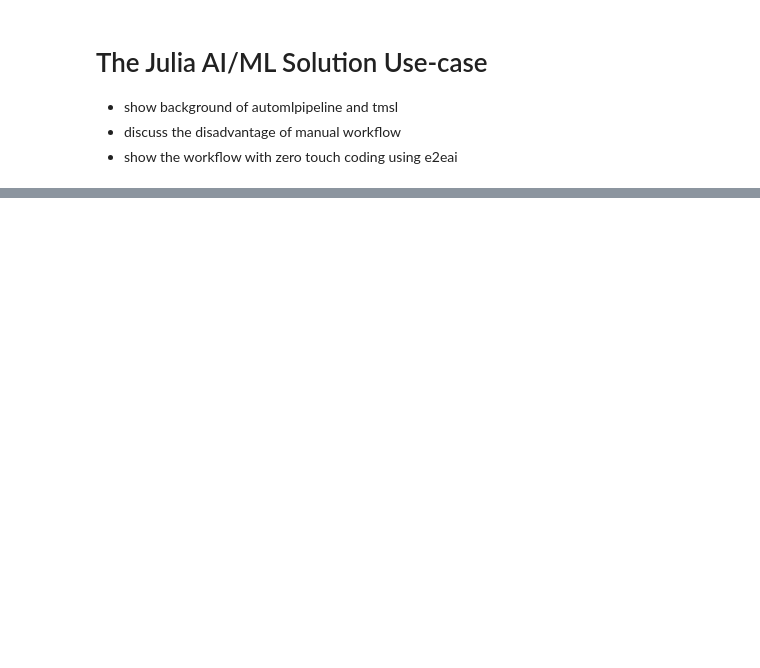
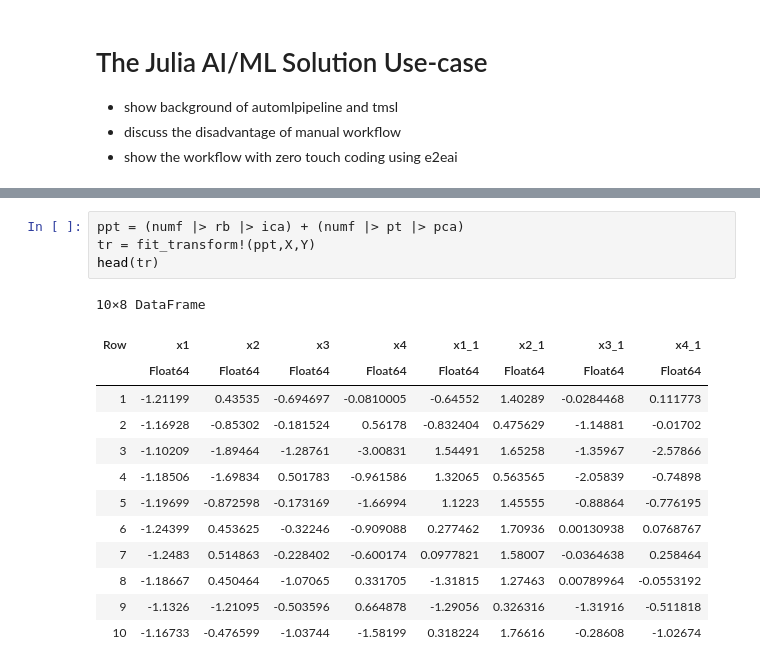
Before and after one commit to IBM/AutoMLPipeline.jl, a Jupyter notebook: examples/juliacon2024/e2eai.ipynb, the cells around one changed output, grey strips where cells are left out. Saved outputs shown, nothing was run; the diff lists cells and outputs as text; blank space fills up the shorter version.

```diff
--- a/examples/juliacon2024/e2eai.ipynb
+++ b/examples/juliacon2024/e2eai.ipynb
@@ -51,0 +118,18 @@ using TSML;
+# %%
+ppt = (numf |> rb |> ica) + (numf |> pt |> pca)
+tr = fit_transform!(ppt,X,Y)
+head(tr)
+# %% [output]
+10×8 DataFrame
+| Row | x1 | x2 | x3 | x4 | x1_1 | x2_1 | x3_1 | x4_1 |
+|  | Float64 | Float64 | Float64 | Float64 | Float64 | Float64 | Float64 | Float64 |
+| 1 | -1.21199 | 0.43535 | -0.694697 | -0.0810005 | -0.64552 | 1.40289 | -0.0284468 | 0.111773 |
+| 2 | -1.16928 | -0.85302 | -0.181524 | 0.56178 | -0.832404 | 0.475629 | -1.14881 | -0.01702 |
+| 3 | -1.10209 | -1.89464 | -1.28761 | -3.00831 | 1.54491 | 1.65258 | -1.35967 | -2.57866 |
+| 4 | -1.18506 | -1.69834 | 0.501783 | -0.961586 | 1.32065 | 0.563565 | -2.05839 | -0.74898 |
+| 5 | -1.19699 | -0.872598 | -0.173169 | -1.66994 | 1.1223 | 1.45555 | -0.88864 | -0.776195 |
+| 6 | -1.24399 | 0.453625 | -0.32246 | -0.909088 | 0.277462 | 1.70936 | 0.00130938 | 0.0768767 |
+| 7 | -1.2483 | 0.514863 | -0.228402 | -0.600174 | 0.0977821 | 1.58007 | -0.0364638 | 0.258464 |
+| 8 | -1.18667 | 0.450464 | -1.07065 | 0.331705 | -1.31815 | 1.27463 | 0.00789964 | -0.0553192 |
+| 9 | -1.1326 | -1.21095 | -0.503596 | 0.664878 | -1.29056 | 0.326316 | -1.31916 | -0.511818 |
+| 10 | -1.16733 | -0.476599 | -1.03744 | -1.58199 | 0.318224 | 1.76616 | -0.28608 | -1.02674 |
```
Also changed, not shown: parts of 19 cells of this notebook, 4 other files.
